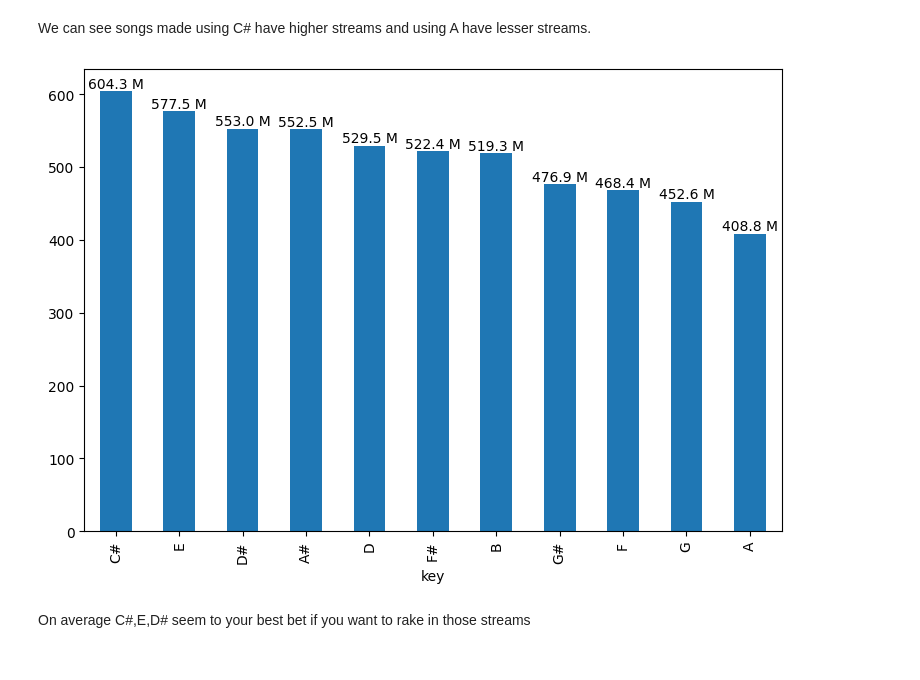
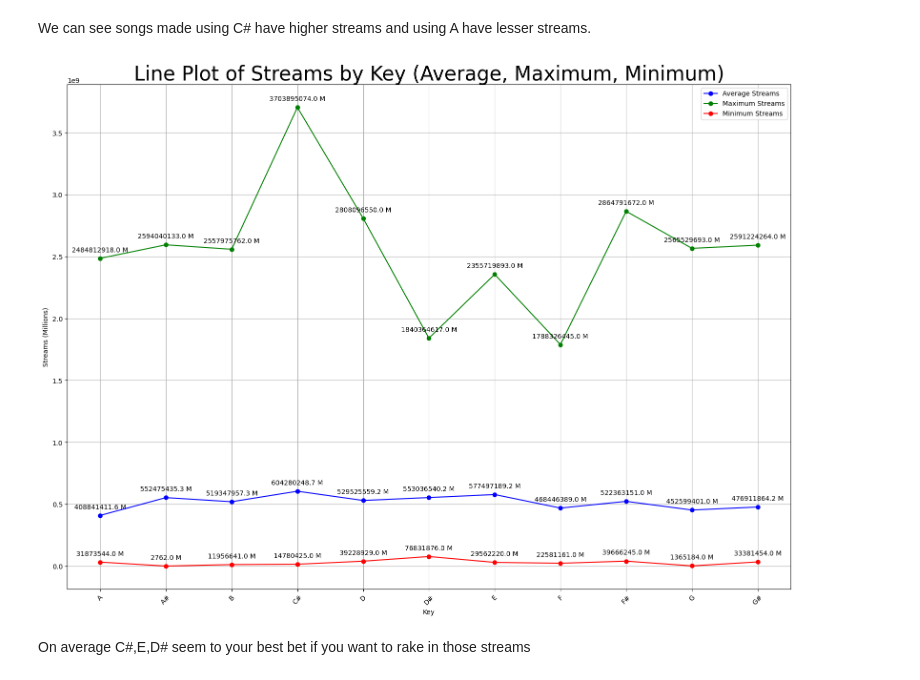
Before and after one commit to 0layiw0la/Spotify-most-streamed, a Jupyter notebook: most-streamed-spotify-songs.ipynb, the cells around one changed output. Drawn from its saved outputs; the diff is of its cells as text; code cells hidden in the pictures.

Commit message:
Kaggle Notebook | MOST STREAMED SPOTIFY SONGS | Version 8

```diff
--- a/most-streamed-spotify-songs.ipynb
+++ b/most-streamed-spotify-songs.ipynb
@@ -284,12 +195,52 @@ sns.violinplot(x='key',y='stream_milions',data=spotify,figsize=(20,10),order=ave
 [figure]
 # %% [markdown]
 We can see songs made using C# have higher streams and using A have lesser streams.
-# %%
-avg_streams = spotify.groupby('key')['stream_milions'].mean().sort_values(ascending=False)
-avg_streams.plot(kind='bar',figsize=(9,6))
-for i, j in enumerate(avg_streams):
-    plt.text(i,j,str(round(j,1))+" M",ha='center',va='bottom')
-# %% [output]
-[figure, removed]
+# %%
+import matplotlib.pyplot as plt
+
+# Group by 'key' and calculate average, maximum, and minimum streams
+avg_streams = spotify.groupby('key')['streams'].mean()
+max_streams = spotify.groupby('key')['streams'].max()
+min_streams = spotify.groupby('key')['streams'].min()
+
+# Create a figure and axis
+fig, ax = plt.subplots(figsize=(16, 12))
+
+# Plot average streams as a line plot with data labels and blue color
+ax.plot(avg_streams.index, avg_streams.values, marker='o', color='blue', label='Average Streams')
+for x, y in zip(avg_streams.index, avg_streams.values):
+    ax.annotate(f'{y:.1f} M', (x, y), textcoords="offset points", xytext=(0,10), ha='center')
+
+# Plot maximum streams as a line plot with data labels and green color
+ax.plot(max_streams.index, max_streams.values, marker='o', color='green', label='Maximum Streams')
+for x, y in zip(max_streams.index, max_streams.values):
+    ax.annotate(f'{y:.1f} M', (x, y), textcoords="offset points", xytext=(0,10), ha='center')
+
+# Plot minimum streams as a line plot with data labels and red color
+ax.plot(min_streams.index, min_streams.values, marker='o', color='red', label='Minimum Streams')
+for x, y in zip(min_streams.index, min_streams.values):
+    ax.annotate(f'{y:.1f} M', (x, y), textcoords="offset points", xytext=(0,10), ha='center')
+
+# Set labels and title
+ax.set_xlabel('Key')
+ax.set_ylabel('Streams (Millions)')
+ax.set_title('Line Plot of Streams by Key (Average, Maximum, Minimum)',fontsize=30)
+
+# Rotate x-axis labels for better readability
+plt.xticks(rotation=45)
+
+# Add a grid for better visualization
+plt.grid(True)
+
+# Ensure a tight layout
+plt.tight_layout()
+
+# Add a legend
+ax.legend()
+
+# Show the plot
+plt.show()
+# %% [output]
+[figure, added]
 # %% [markdown]
 On average C#,E,D# seem to your best bet if you want to rake in those streams
```
Also changed, not shown: parts of 13 cells of this notebook.
